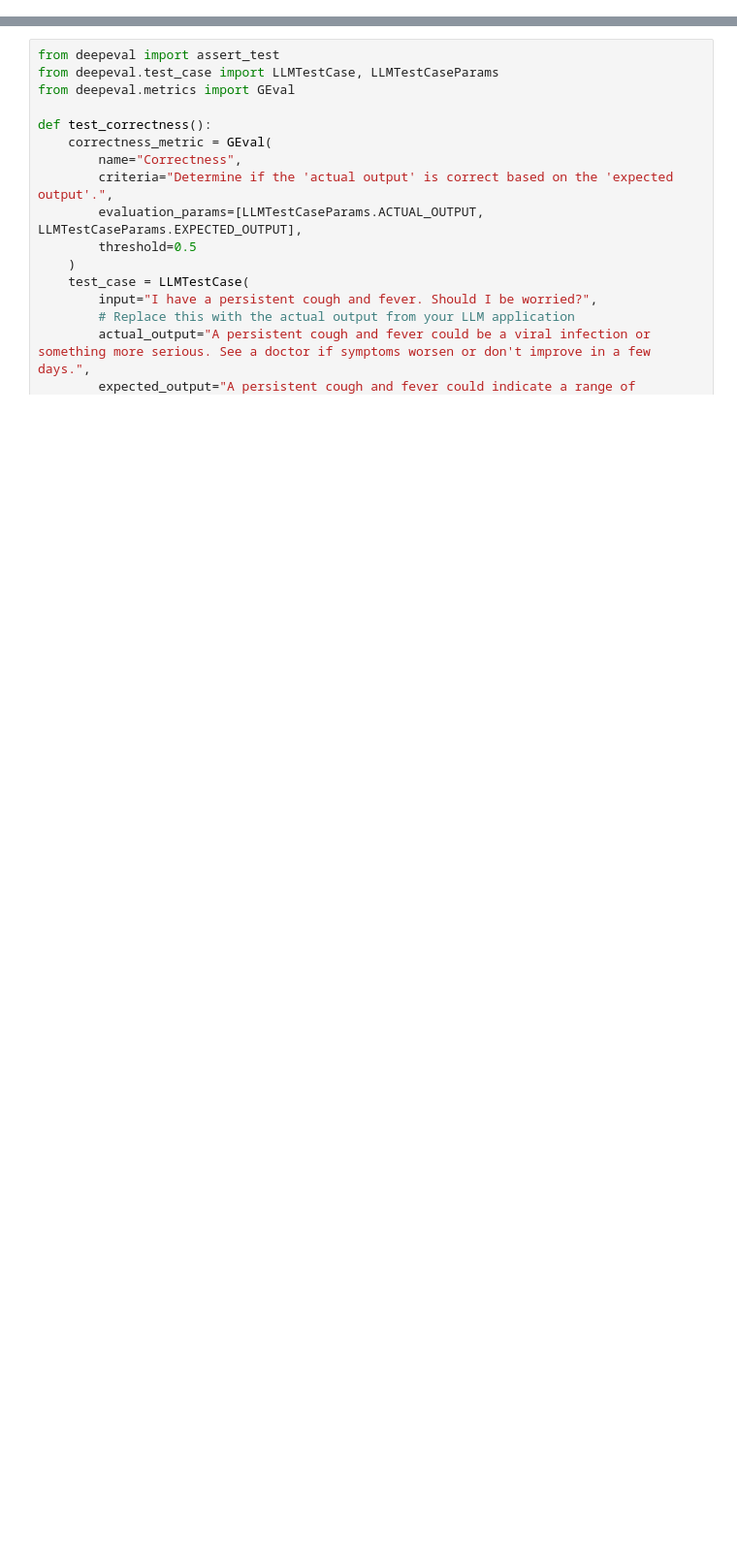
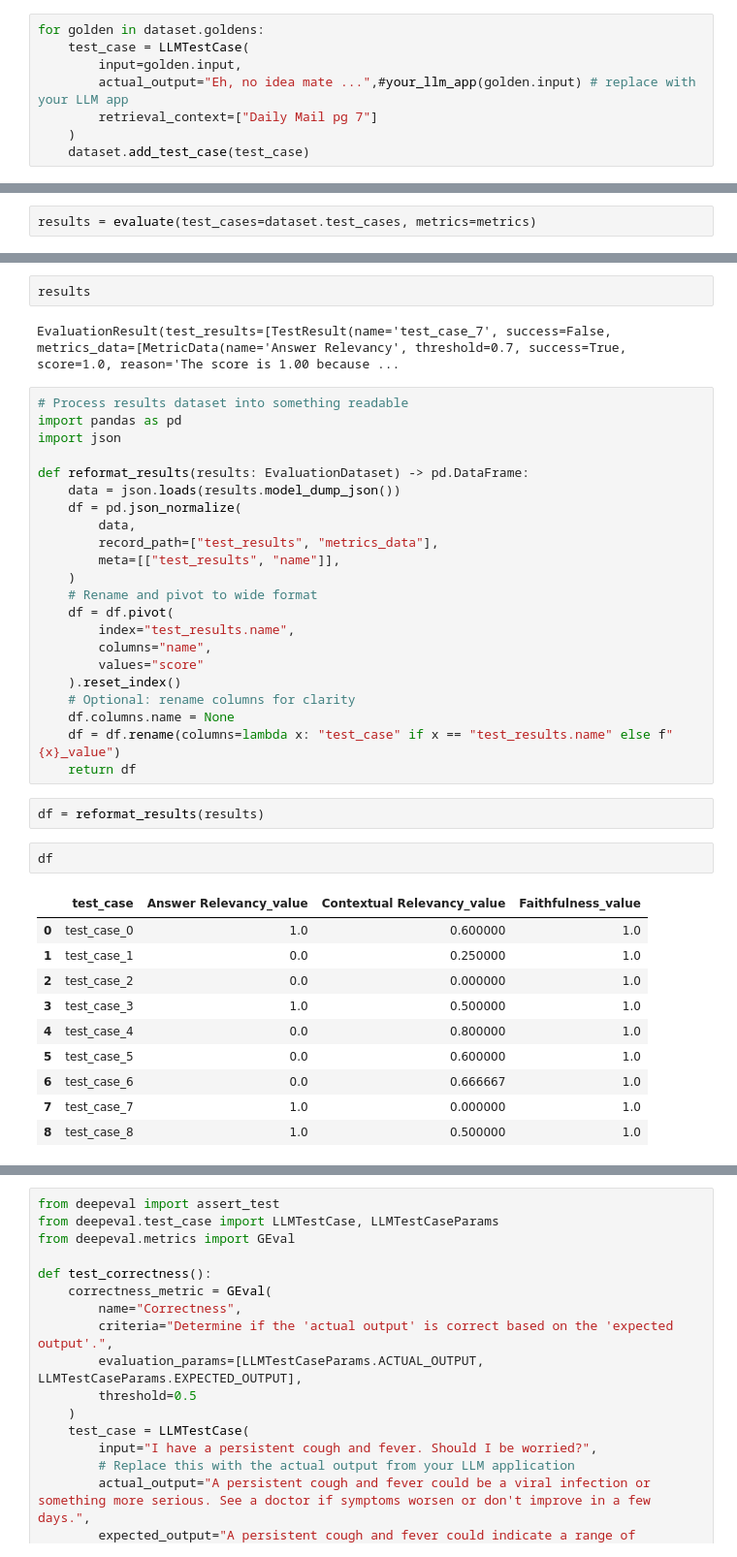
Before and after one commit to AndyMc629/ai-ml-eng-with-python, a Jupyter notebook: projects/deepeval-pipelines/deepeval-intro.ipynb, the cells around one changed output, grey strips where cells are left out. Shown: that part at 97% size. Drawn from its saved outputs; the diff is of its cells as text; blank space fills up the shorter version.

```diff
--- a/projects/deepeval-pipelines/deepeval-intro.ipynb
+++ b/projects/deepeval-pipelines/deepeval-intro.ipynb
@@ -18,0 +527,8 @@ OPEN_API_KEY = os.environ["OPENAI_API_KEY"]
+# %%
+for golden in dataset.goldens:
+    test_case = LLMTestCase(
+        input=golden.input,
+        actual_output="Eh, no idea mate ...",#your_llm_app(golden.input) # replace with your LLM app
+        retrieval_context=["Daily Mail pg 7"]
+    )
+    dataset.add_test_case(test_case)
@@ -18,0 +547,2 @@ OPEN_API_KEY = os.environ["OPENAI_API_KEY"]
+# %%
+results = evaluate(test_cases=dataset.test_cases, metrics=metrics)
@@ -18,0 +580,41 @@ OPEN_API_KEY = os.environ["OPENAI_API_KEY"]
+# %%
+results
+# %% [output]
+EvaluationResult(test_results=[TestResult(name='test_case_7', success=False, metrics_data=[MetricData(name='Answer Relevancy', threshold=0.7, success=True, score=1.0, reason='The score is 1.00 because ...
+# %%
+# Process results dataset into something readable
+import pandas as pd
+import json
+
+def reformat_results(results: EvaluationDataset) -> pd.DataFrame:
+    data = json.loads(results.model_dump_json())
+    df = pd.json_normalize(
+        data,
+        record_path=["test_results", "metrics_data"],
+        meta=[["test_results", "name"]],
+    )
+    # Rename and pivot to wide format
+    df = df.pivot(
+        index="test_results.name",
+        columns="name",
+        values="score"
+    ).reset_index()
+    # Optional: rename columns for clarity
+    df.columns.name = None
+    df = df.rename(columns=lambda x: "test_case" if x == "test_results.name" else f"{x}_value")
+    return df
+# %%
+df = reformat_results(results)
+# %%
+df
+# %% [output]
+|  | test_case | Answer Relevancy_value | Contextual Relevancy_value | Faithfulness_value |
+| 0 | test_case_0 | 1.0 | 0.600000 | 1.0 |
+| 1 | test_case_1 | 0.0 | 0.250000 | 1.0 |
+| 2 | test_case_2 | 0.0 | 0.000000 | 1.0 |
+| 3 | test_case_3 | 1.0 | 0.500000 | 1.0 |
+| 4 | test_case_4 | 0.0 | 0.800000 | 1.0 |
+| 5 | test_case_5 | 0.0 | 0.600000 | 1.0 |
+| 6 | test_case_6 | 0.0 | 0.666667 | 1.0 |
+| 7 | test_case_7 | 1.0 | 0.000000 | 1.0 |
+| 8 | test_case_8 | 1.0 | 0.500000 | 1.0 |
```
Also changed, not shown: parts of 60 cells of this notebook, 5 other files.
